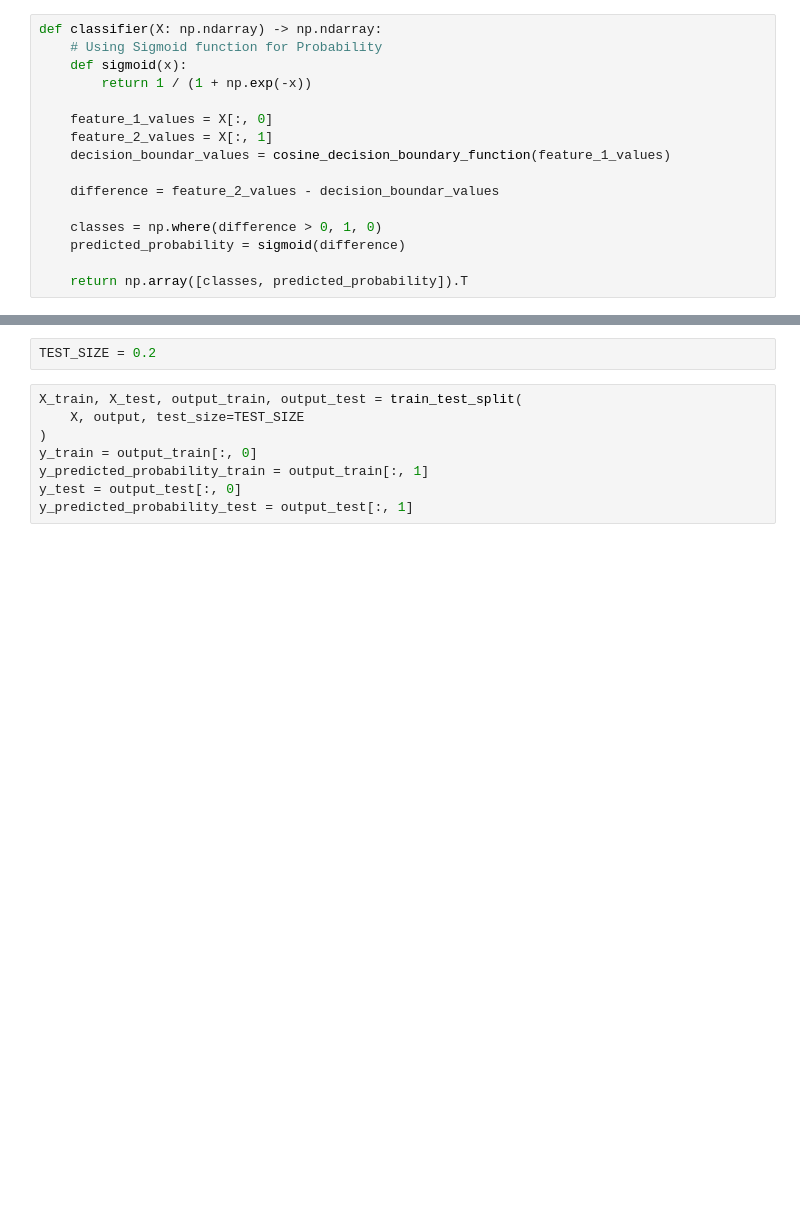
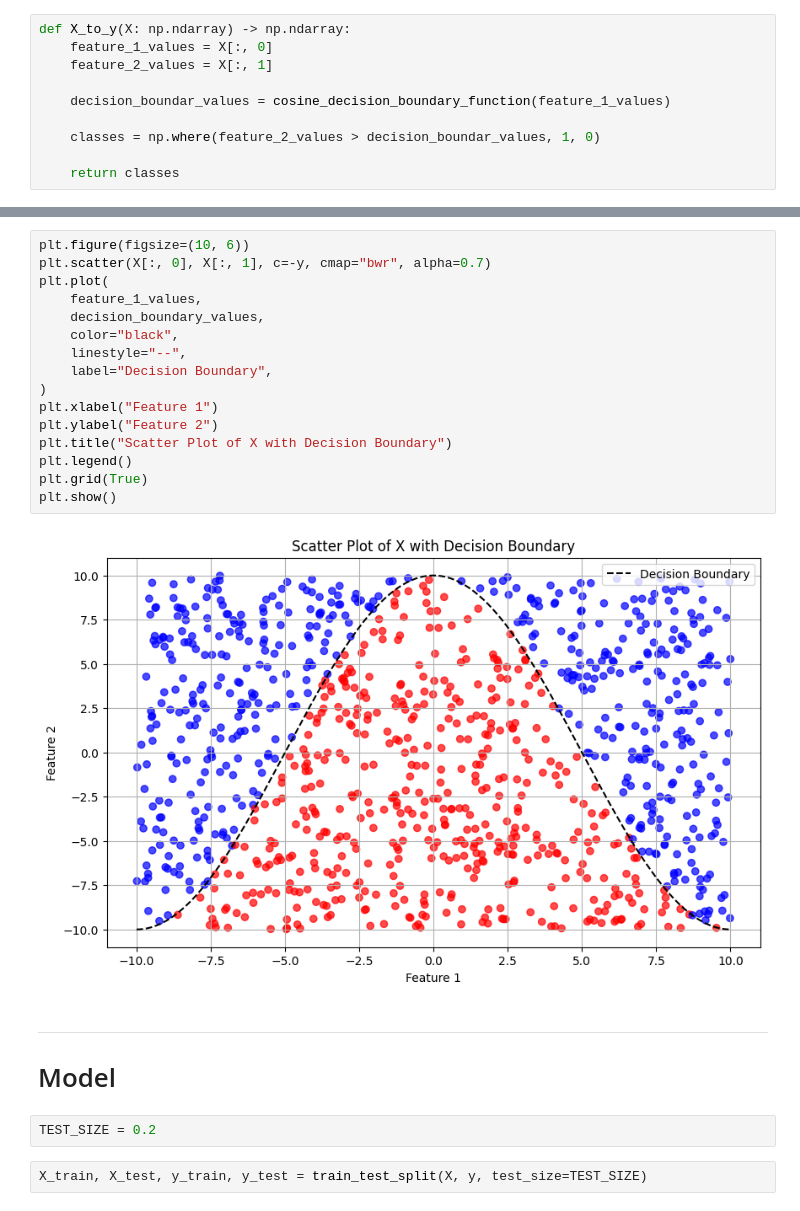
Before and after one commit to jjdrisco/dsc291project, a Jupyter notebook: lime_recourse_simple_data.ipynb, the cells around one changed output, grey strips where cells are left out. Cells and saved outputs as stored; diff of their text form; blank space fills up the shorter version.

```diff
--- a/lime_recourse_simple_data.ipynb
+++ b/lime_recourse_simple_data.ipynb
@@ -53,17 +58,11 @@ plt.grid(True)
 # %%
-def classifier(X: np.ndarray) -> np.ndarray:
-    # Using Sigmoid function for Probability
-    def sigmoid(x):
-        return 1 / (1 + np.exp(-x))
-
+def X_to_y(X: np.ndarray) -> np.ndarray:
     feature_1_values = X[:, 0]
     feature_2_values = X[:, 1]
+
     decision_boundar_values = cosine_decision_boundary_function(feature_1_values)
 
-    difference = feature_2_values - decision_boundar_values
+    classes = np.where(feature_2_values > decision_boundar_values, 1, 0)
 
-    classes = np.where(difference > 0, 1, 0)
-    predicted_probability = sigmoid(difference)
-
-    return np.array([classes, predicted_probability]).T
+    return classes
 # %%
@@ -99,10 +89,25 @@ X[:5, :], output[:5, :]
+# %%
+plt.figure(figsize=(10, 6))
+plt.scatter(X[:, 0], X[:, 1], c=-y, cmap="bwr", alpha=0.7)
+plt.plot(
+    feature_1_values,
+    decision_boundary_values,
+    color="black",
+    linestyle="--",
+    label="Decision Boundary",
+)
+plt.xlabel("Feature 1")
+plt.ylabel("Feature 2")
+plt.title("Scatter Plot of X with Decision Boundary")
+plt.legend()
+plt.grid(True)
+plt.show()
+# %% [output]
+[figure, added]
+# %% [markdown]
+---
+# Model
 # %%
 TEST_SIZE = 0.2
-# %%
-X_train, X_test, output_train, output_test = train_test_split(
-    X, output, test_size=TEST_SIZE
-)
-y_train = output_train[:, 0]
-y_predicted_probability_train = output_train[:, 1]
-y_test = output_test[:, 0]
-y_predicted_probability_test = output_test[:, 1]
+# %%
+X_train, X_test, y_train, y_test = train_test_split(X, y, test_size=TEST_SIZE)
```
Also changed, not shown: parts of 14 cells of this notebook.
